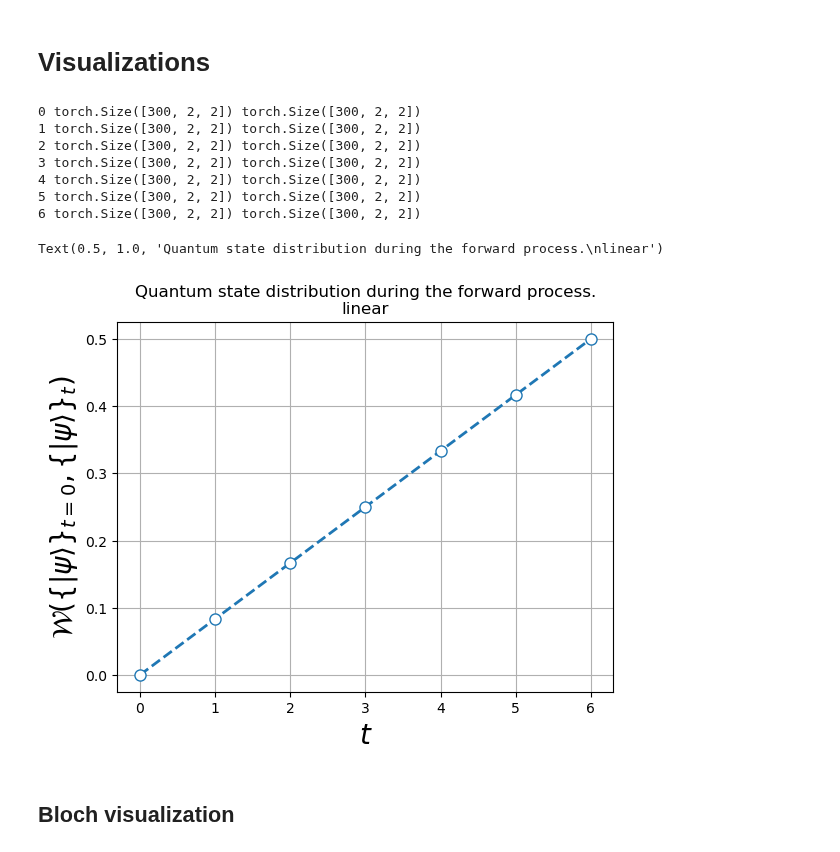
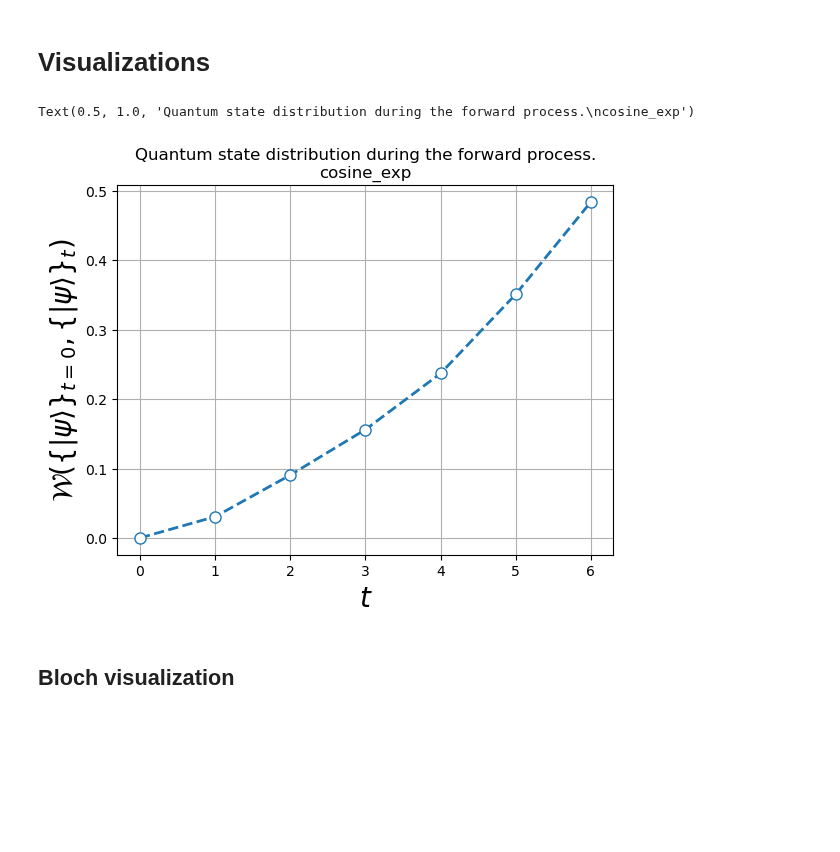
Before and after one commit to alapena/QuantGenMdl, a Jupyter notebook: visualize_noising_MSQDDPM.ipynb, the cells around one changed output. Cells and saved outputs as stored; diff of their text form; code cells hidden in the pictures; blank space fills up the shorter version.

Commit message:
noise scheduler cosine exp

```diff
--- a/visualize_noising_MSQDDPM.ipynb
+++ b/visualize_noising_MSQDDPM.ipynb
@@ -18,21 +18,23 @@ def bloch_xyz(rho):
     return pos
 
 config = {
-    'device': 'cuda:0',
+    'seed': 0,
+    'device': 'cpu',
     'dataset': {
         'dir': './results_MSQDDPM',
-        'name': 'CIRCLEY_1',
+        'name': 'CLUSTER0_1',
         # 'transforms': {
         #     'resize': 16
         # },
-        'maxsize': 300,
+        'maxsize': 100,
     },
     'model': {
         'n_timesteps': 6,
-        'n_ancilla_qubits': 2,
-        'n_backward_layers': 8,
+        # 'n_ancilla_qubits': 2,
+        # 'n_backward_layers': 8,
         'diffusion_schedule': {
-            'name': 'linear',
+            'name': 'cosine_exp',
+            'k': 1
             # 'slope': 2,
             # 'vrescale': 50,
             # 'hrescale': 26
@@ -52,7 +54,8 @@ Using device: cuda:0
 # %% [markdown]
 # Diffuse
 # %%
-from src.MSQDDPM_angel import DiffusionModel
+from src.MSQDDPM_angel import MSQDDPMDifusser
+from train_MSQDDPM import MSQDDPMGeneratorInitialqstates
 
 dir, filename = get_path(config, type='diffusedqstates.npy', diffusion_schedule=diffusion_schedule_nickname, n_data=n_data, n_features=n_features, n_qubits=n_qubits, n_timesteps=n_timesteps)
 path = dir/filename
@@ -63,8 +66,8 @@ path = dir/filename
 if not path.exists():
     # Generate initial states
     print("Initial quantum states not found. Generating them...")
-    generator_initialqstates = QDDPMGeneratorInitialqstates(config)
-    generator_initialqstates.generate_initialqstates()
+    generator_initialqstates = MSQDDPMGeneratorInitialqstates(config)
+    generator_initialqstates.generate_initialqrhos()
 
 # Load generated initial states
 dir, filename = get_path(config, type='initialqstates.npy', n_data=n_data, n_features=n_features, n_qubits=n_qubits)
@@ -72,13 +75,19 @@ initial_qstates = torch.from_numpy(np.load(dir/filename)).to(device) # [n_data,
 print(initial_qstates.shape)
 
 # Diffuse
-diffuser = DiffusionModel(n_qubits, n_timesteps, n_data, device=device)
-rhos = diffuser.density_matrices_ensemble_from_pure_states_ensemble(initial_qstates)
+diffuser = MSQDDPMDifusser(n_qubits, n_timesteps, n_data, device=device)
+# rhos = diffuser.density_matrices_ensemble_from_pure_states_ensemble(initial_qstates)
+rhos = initial_qstates
 print(rhos.shape)
+
+type = config['model']['diffusion_schedule']['name']
+if type == 'cosine_exp':
+    k = config['model']['diffusion_schedule']['k']
+schedule = diffuser.get_noise_schedule(type=type, k=k)
 rhos_diffused = torch.zeros((n_timesteps+1, n_data, n_features, n_features), dtype=torch.complex64, device=device)
 rhos_diffused[0] = rhos
 for t in tqdm(range(1,n_timesteps+1)):
-    rhos_diffused[t] = diffuser.depolarizing_channel_t(rhos_diffused[0], t)
+    rhos_diffused[t] = diffuser.depolarizing_channel_t(rhos_diffused[0], schedule[t])
 dir, filename = get_path(config, type='diffusedqstates.npy', diffusion_schedule=diffusion_schedule_nickname, n_data=n_data, n_features=n_features, n_qubits=n_qubits, n_timesteps=n_timesteps)
 np.save(dir/filename, rhos_diffused.cpu().numpy())
 # %% [output]
@@ -89,38 +103,31 @@ torch.Size([300, 2, 2])
 # %%
 # Wasserstein distance evolution
 dir, filename = get_path(config, type='wassdistforward.npy', diffusion_schedule=diffusion_schedule_nickname, n_data=n_data, n_features=n_features, n_qubits=n_qubits, n_timesteps=n_timesteps)
-if not (dir / filename).exists():
+if not (dir / filename).exists() or True:
     dir, filename = get_path(config, type='diffusedqstates.npy', diffusion_schedule=diffusion_schedule_nickname, n_data=n_data, n_features=n_features, n_qubits=n_qubits, n_timesteps=n_timesteps)
     rhos_diffused = torch.from_numpy(np.load(dir / filename))
 
     wass = np.zeros(n_timesteps+1)
     for t in tqdm(range(n_timesteps+1)):
         np.random.seed()
         wass[t] = WassDistance(rhos_diffused[0], rhos_diffused[t]).detach().numpy()
         dir, filename = get_path(config, type='wassdistforward.npy', diffusion_schedule=diffusion_schedule_nickname, n_data=n_data, n_features=n_features, n_qubits=n_qubits, n_timesteps=n_timesteps)
         np.save(dir / filename, wass)
 
 dir, filename = get_path(config, type='wassdistforward.npy', diffusion_schedule=diffusion_schedule_nickname, n_data=n_data, n_features=n_features, n_qubits=n_qubits, n_timesteps=n_timesteps)
 wass = np.load(dir / filename)
 
 fig, ax1 = plt.subplots()
 ax1.plot(wass, 'o--', mfc='white', markersize=8, lw=2)
 
 ax1.set_ylabel(r'$\mathcal{W}\left(\{|\psi\rangle\}_{t=0}, \{|\psi\rangle\}_{t} \right)$', fontsize=20)
 ax1.set_xlabel(r'$t$', fontsize=20)
 # plt.xticks(range(n_timesteps+1))
 ax1.grid(True)
 ax1.set_title(f'Quantum state distribution during the forward process.\n{diffusion_schedule_nickname}')
 # %% [output]
-0 torch.Size([300, 2, 2]) torch.Size([300, 2, 2])
-1 torch.Size([300, 2, 2]) torch.Size([300, 2, 2])
-2 torch.Size([300, 2, 2]) torch.Size([300, 2, 2])
-3 torch.Size([300, 2, 2]) torch.Size([300, 2, 2])
-4 torch.Size([300, 2, 2]) torch.Size([300, 2, 2])
-5 torch.Size([300, 2, 2]) torch.Size([300, 2, 2])
-6 torch.Size([300, 2, 2]) torch.Size([300, 2, 2])
+Text(0.5, 1.0, 'Quantum state distribution during the forward process.\ncosine_exp')
-Text(0.5, 1.0, 'Quantum state distribution during the forward process.\nlinear')
-[figure, old version]
+[figure, new version]
 # %% [markdown]
 ## Bloch visualization
 # %%
```
Also changed, not shown: parts of 4 cells of this notebook, 4 other files.
